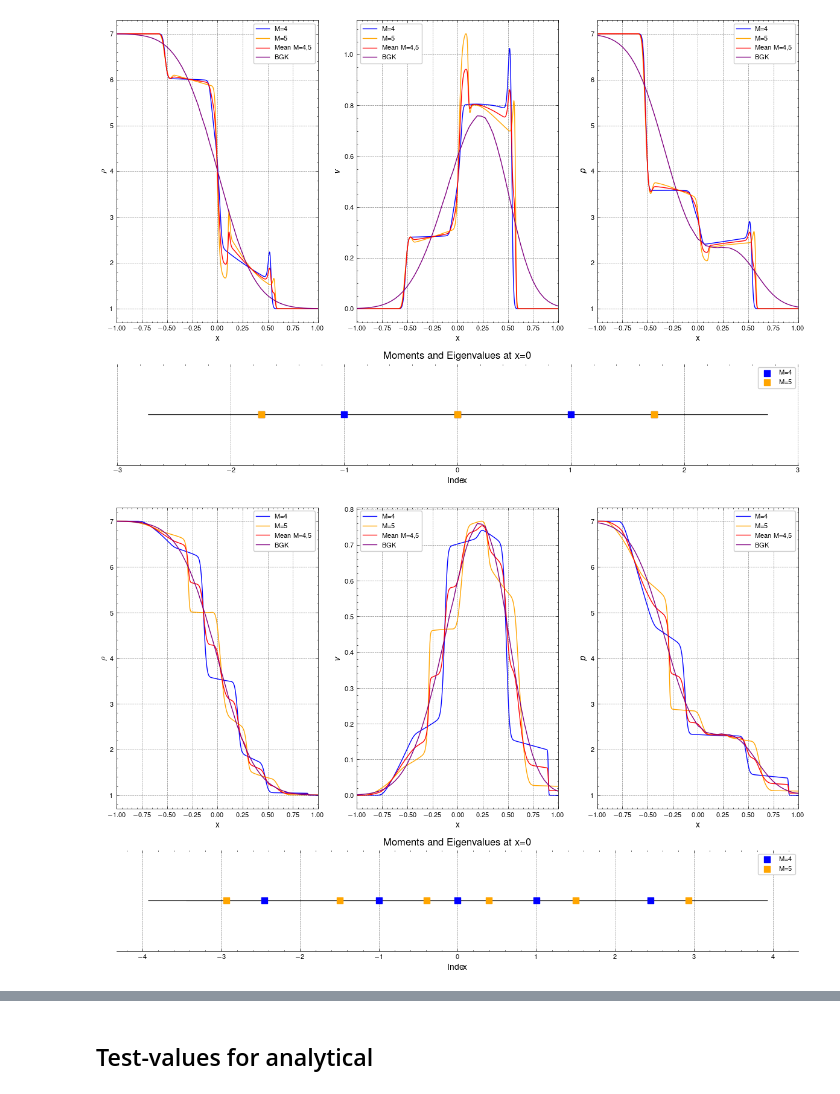
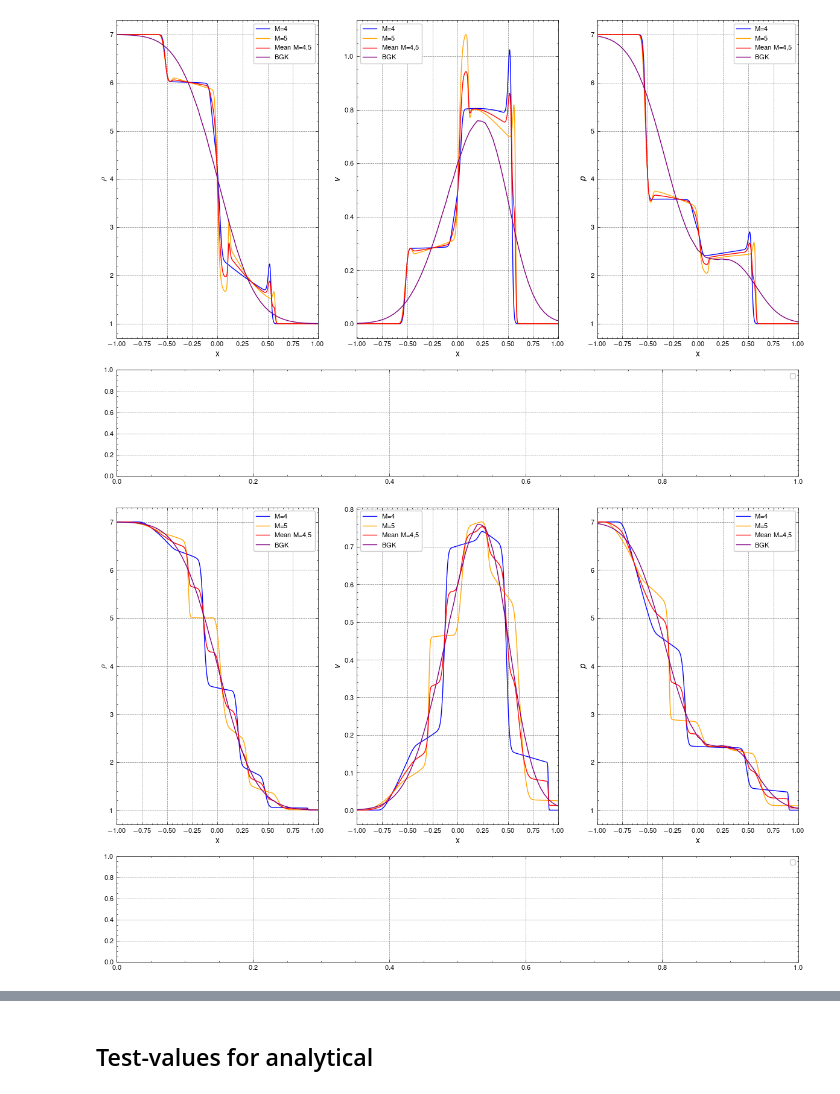
Before and after one commit to JanHab/ExtGram.jl, a Jupyter notebook: notebooks/AnalyzeEigenvalues.ipynb, the cells around one changed output, grey strips where cells are left out. Cells and saved outputs as stored; diff of their text form; code cells hidden in the pictures.

```diff
--- a/notebooks/AnalyzeEigenvalues.ipynb
+++ b/notebooks/AnalyzeEigenvalues.ipynb
@@ -269,65 +178,65 @@ for closure in closure_vec:
         ax_v.plot(x, v, color=colors[i], label=f'M={M}')
         ax_p.plot(x, p, color=colors[i], label=f'M={M}')
 
-        # Eigenvalues
-        file = f"../out/Riemann1D/Moments/gram_solution_M{M}_closure{closure}_Kn{Kn}_source{source}_T_end{T_end}_rho_L{rho_L}_rho_R{rho_R}_v_L{v_L}_v_R{v_R}_theta_L{theta_L}_theta_R{theta_R}_base_tree_level{base_tree_level}_polydeg{polydeg}_eigenvalues.csv"
-        df = pd.read_csv(file)
-        x_dest = 0.0
-        x_idx = (np.abs(df['x_vector'] - x_dest)).argmin()
-        eigenvalues_at_x = df['eigenvalue'][x_idx:x_idx+M+1]
+        # # Eigenvalues
+        # file = f"../out/Riemann1D/Moments/gram_solution_M{M}_closure{closure}_Kn{Kn}_source{source}_T_end{T_end}_rho_L{rho_L}_rho_R{rho_R}_v_L{v_L}_v_R{v_R}_theta_L{theta_L}_theta_R{theta_R}_base_tree_level{base_tree_level}_polydeg{polydeg}_eigenvalues.csv"
+        # df = pd.read_csv(file)
+        # x_dest = 0.0
+        # x_idx = (np.abs(df['x_vector'] - x_dest)).argmin()
+        # eigenvalues_at_x = df['eigenvalue'][x_idx:x_idx+M+1]
 
-        ax_eig.hlines(
-            0, xmin=min(eigenvalues_at_x)-1, xmax=max(eigenvalues_at_x)+1,
-            colors='black', linewidth=0.8, zorder=1
-        )
-        ax_eig.scatter(
-            eigenvalues_at_x, np.zeros_like(eigenvalues_at_x),
-            marker='s', s=60, color=colors[i], label=f'M={M}', zorder=2
-        )
-        ax_eig.get_yaxis().set_visible(False)
-        for spine in ['left', 'right', 'top']:
-            ax_eig.spines[spine].set_visible(False)
-        ax_eig.grid()
-        ax_eig.get_yaxis().set_visible(False) # Hides ticks and label
-        ax_eig.spines['left'].set_visible(False) # Hides the left vertical line
-        ax_eig.spines['right'].set_visible(False)
-        ax_eig.spines['top'].set_visible(False)
-        ax_eig.set_xlabel('Index')
-        ax_eig.set_ylabel('Value')
-        ax_eig.set_title('Moments and Eigenvalues at x=0')
+        # ax_eig.hlines(
+        #     0, xmin=min(eigenvalues_at_x)-1, xmax=max(eigenvalues_at_x)+1,
+        #     colors='black', linewidth=0.8, zorder=1
+        # )
+        # ax_eig.scatter(
+        #     eigenvalues_at_x, np.zeros_like(eigenvalues_at_x),
+        #     marker='s', s=60, color=colors[i], label=f'M={M}', zorder=2
+        # )
+        # ax_eig.get_yaxis().set_visible(False)
+        # for spine in ['left', 'right', 'top']:
+        #     ax_eig.spines[spine].set_visible(False)
+        # ax_eig.grid()
+        # ax_eig.get_yaxis().set_visible(False) # Hides ticks and label
+        # ax_eig.spines['left'].set_visible(False) # Hides the left vertical line
+        # ax_eig.spines['right'].set_visible(False)
+        # ax_eig.spines['top'].set_visible(False)
+        # ax_eig.set_xlabel('Index')
+        # ax_eig.set_ylabel('Value')
+        # ax_eig.set_title('Moments and Eigenvalues at x=0')
 
     # Mean of M=4 and M=5
     rho_mean = 0.5 * (rho_vector[0] + rho_vector[1])
     v_mean = 0.5 * (v_vector[0] + v_vector[1])
     p_mean = 0.5 * (p_vector[0] + p_vector[1])
 
     ax_rho.plot(x, rho_mean, color=colors[3], label='Mean M=4,5')
     ax_v.plot(x, v_mean, color=colors[3], label='Mean M=4,5')
     ax_p.plot(x, p_mean, color=colors[3], label='Mean M=4,5')
 
     # BGK
     data_bgk = pd.read_csv(f'../out/Riemann1D/BGK/bgk_solution_N{N}_c_l{c_L}_c_u{c_R}_Kn{Kn}_source{source}_T_end{T_end}_rho_L{rho_L}_rho_R{rho_R}_v_L{v_L}_v_R{v_R}_theta_L{theta_L}_theta_R{theta_R}_base_tree_level{base_tree_level_bgk}_polydeg{polydeg}_x_left{x_left_BGK}_x_right{x_right_BGK}_rho_v_p.csv')
 
     x_bgk = data_bgk['x'].to_numpy()
 
     rho_bgk = data_bgk['rho'].to_numpy()
     ax_rho.plot(x_bgk, rho_bgk, color=colors[4], label='BGK')
 
     v_bgk = data_bgk['v'].to_numpy()
     ax_v.plot(x_bgk, v_bgk, color=colors[4], label='BGK')
 
     p_bgk = data_bgk['p'].to_numpy()
     theta_bgk = p_bgk / rho_bgk
     ax_p.plot(x_bgk, p_bgk, color=colors[4], label='BGK')
 
     ax_rho.legend()
     ax_v.legend()
     ax_p.legend()
     ax_eig.legend()
 
     fig.tight_layout()
     fig.show()
 # %% [output]
-[figure, old version]
+[figure, new version]
-[figure, old version]
+[figure, new version]
 # %%
```
Also changed, not shown: parts of 27 cells of this notebook.
